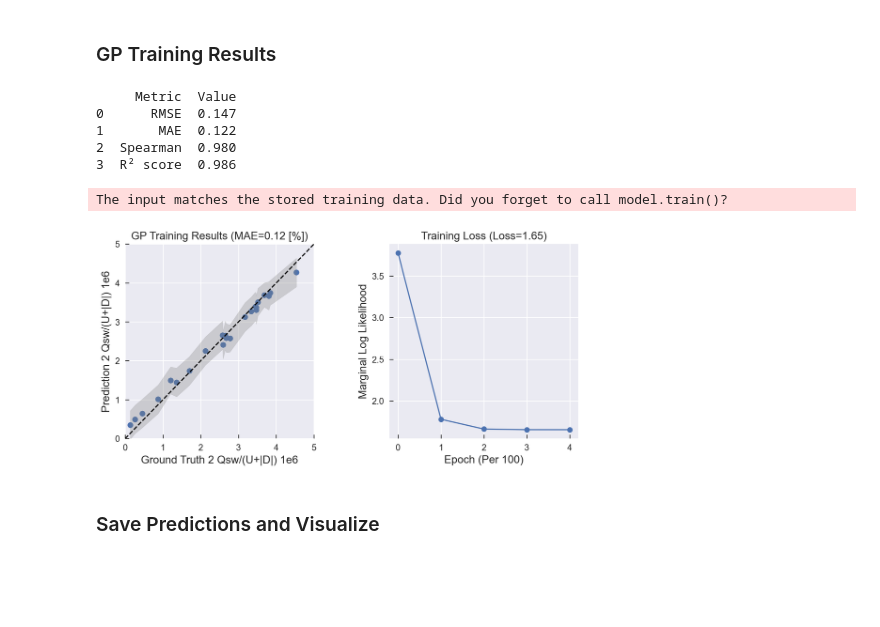
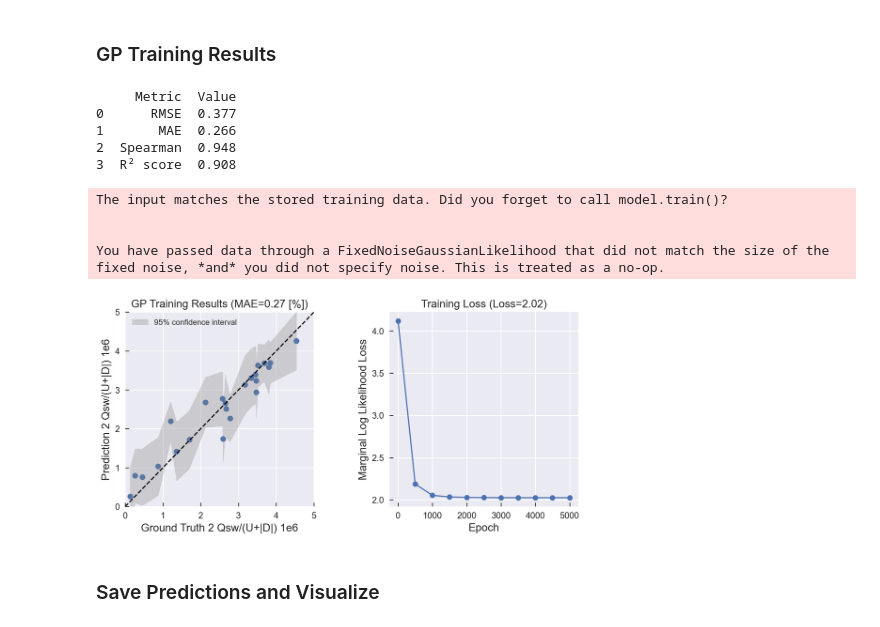
Before and after one commit to vtjong/Bayesian-Optimization-Ferroelectrics, a Jupyter notebook: src/ferro-gp guineapig.ipynb, the cells around one changed output. Saved outputs shown, nothing was run; the diff lists cells and outputs as text; code cells hidden in the pictures; blank space fills up the shorter version.

Commit message:
voltage gp finalized, plotting emu

```diff
--- a/src/ferro-gp guineapig.ipynb
+++ b/src/ferro-gp guineapig.ipynb
@@ -134,6 +133,6 @@ def grid_maker(train_x, num_points=30):
 # %%
 # create grid based on parameter space for search
-grid_bounds, num_params, test_grid, test_x = grid_maker(train_x)
+grid_bounds, num_params, test_grid, test_arr = grid_maker(x_dat)
 # %% [markdown]
 ### Noise Calculations
 # %% [markdown]
@@ -169,8 +168,8 @@ Name: 10umx10um, dtype: float64
 # configuration parameters for training
 class Config():
     def __init__(self):
-        self.epochs = 2500
-        self.kernel = "matern"
+        self.epochs = 5000
+        self.kernel = "rbf"
         self.lr = 0.005
         self.lscale_1 = 0.114
         self.lscale_2 = 0.0488
@@ -192,14 +191,13 @@ def kernel_func(config_kernel, num_params, lscale):
             gpytorch.kernels.RBFKernel(ard_num_dims=num_params))
     elif config_kernel == "matern":
         return gpytorch.kernels.ScaleKernel(gpytorch.kernels.MaternKernel(ard_num_dims=num_params,
-        lengthscale = torch.tensor(lscale), nu=0.5))
+        lengthscale = torch.tensor(lscale), nu=2.5))
 
 def make_model(train_x, train_y, num_params, config):
     """
     [make_model(train_x, train_y, num_params, config)] returns likelihood and
     model with lengthscale, noise, kernel function specified by sweeps.
     """
-
     if config.dim == 2:
         lscale = [config.lscale_1, config.lscale_2]
     elif config.dim == 4:
@@ -319,7 +318,7 @@ def get_err(train_y, y_preds_mean):
     r2 = r2_score(train_y, y_preds_mean)
     return [round_three(i) for i in [rmse, mae, spearman, r2]]
 
-def plot_err(axes, train_y, y_preds_mean, y_uncer, err_vals, fs):
+def plot_err(axes, train_y, y_preds_mean, y_uncer, err_vals, train_or_test, fs):
     # training versus actuals plot: make plot, set title and axes values
     ax = axes[0]
     ax.scatter(train_y, y_preds_mean)
@@ -329,22 +328,25 @@ def plot_err(axes, train_y, y_preds_mean, y_uncer, err_vals, fs):
     ax.set_ylim(low_lim, upp_lim)
 
     # sort train_y to enable fill_between to exhibit correct functionality
+    # plot 95% confidence interval
     sorted_train_y, sorted_indices_y = np.sort(train_y), np.argsort(train_y)
-    low_bound = (y_preds_mean-y_uncer)[sorted_indices_y]
-    upp_bound = (y_preds_mean+y_uncer)[sorted_indices_y]
-    ax.fill_between(sorted_train_y, low_bound, upp_bound, color = "grey", alpha = 0.3)
+    low_bound = (y_preds_mean-2*y_uncer)[sorted_indices_y]
+    upp_bound = (y_preds_mean+2*y_uncer)[sorted_indices_y]
+    ax.fill_between(sorted_train_y, low_bound, upp_bound, color = "grey", alpha = 0.3, label="95% confidence interval")
     ax.set_xlabel('Ground Truth 2 Qsw/(U+|D|) 1e6', fontsize = fs)
     ax.set_ylabel('Prediction 2 Qsw/(U+|D|) 1e6', fontsize = fs)
-    ax.set_title('GP Training Results' + " (MAE=%.2f" % err_vals[1]+' [%])', fontsize = fs)
+    title_type = "Training" if train_or_test == "train" else "Test"
+    ax.set_title('GP ' + title_type + ' Results' + " (MAE=%.2f" % err_vals[1]+' [%])', fontsize = fs)
+    ax.legend()
 
 def plot_training_loss(axes, loss_lst, fs):
     ax = axes[1]
-    ax.plot(loss_lst, 'o-')
-    ax.set_xlabel('Epoch (Per 100)', fontsize = fs)
-    ax.set_ylabel('Marginal Log Likelihood', fontsize = fs)
+    ax.plot(np.arange(len(loss_lst))*500,loss_lst, 'o-')
+    ax.set_xlabel('Epoch', fontsize = fs)
+    ax.set_ylabel('Marginal Log Likelihood Loss', fontsize = fs)
     ax.set_title('Training Loss' + " (Loss=%.2f" % loss_lst[-1] + ')', fontsize = fs)
 
-def plot_gp_res(train_y, y_preds_mean, loss_lst, y_uncer):
+def plot_gp_res(train_y, y_preds_mean, loss_lst, y_uncer, train_or_test="train"):
     prettyplot()
     fig, axes = plt.subplots(1, 3, figsize=(5.5*3, 4.5))
     fs = 14
@@ -355,8 +357,8 @@ def plot_gp_res(train_y, y_preds_mean, loss_lst, y_uncer):
     df = pd.DataFrame(data)
     print(df)
 
-    # plot error, training loss
-    plot_err(axes, train_y, y_preds_mean, y_uncer, err_vals, fs)
+    # plot error, training/testing loss
+    plot_err(axes, train_y, y_preds_mean, y_uncer, err_vals, train_or_test, fs)
     if loss_lst: plot_training_loss(axes, loss_lst, fs)
     else: axes[1].axis("off")
     axes[2].axis("off")
@@ -368,19 +370,29 @@ def plot_gp_res(train_y, y_preds_mean, loss_lst, y_uncer):
     plt.show()
 # %%
 round_three = lambda val: np.round(val, 3)
+model.eval(), likelihood.eval()
 y_preds = likelihood(model(train_x))
 f_var = model(train_x).variance
 
+model.eval(), likelihood.eval()
+y_preds_test = likelihood(model(test_x))
+f_var_test = model(test_x).variance
+
 with torch.no_grad(): y_preds_mean, f_var = y_preds.mean.numpy(), np.sqrt(f_var).numpy()
+with torch.no_grad(): y_preds_test_mean, f_var_test = y_preds_test.mean.numpy(), np.sqrt(f_var_test).numpy()
 plot_gp_res(train_y, y_preds_mean, loss_lst, f_var)
+# plot_gp_res(test_y, y_preds_test_mean, None, f_var_test, train_or_test= "test")
 # %% [output]
      Metric  Value
-0      RMSE  0.147
-1       MAE  0.122
-2  Spearman  0.980
-3  R² score  0.986
+0      RMSE  0.377
+1       MAE  0.266
+2  Spearman  0.948
+3  R² score  0.908
 The input matches the stored training data. Did you forget to call model.train()?
+
+
+You have passed data through a FixedNoiseGaussianLikelihood that did not match the size of the fixed noise, *and* you did not specify noise. This is treated as a no-op.
-[figure, old version]
+[figure, new version]
 # %%
 # acquisition function for prediction/exploration
 def get_bounds(n): return [n for i in range(config.dim)]
```
Also changed, not shown: parts of 21 cells of this notebook, 3 other files.
